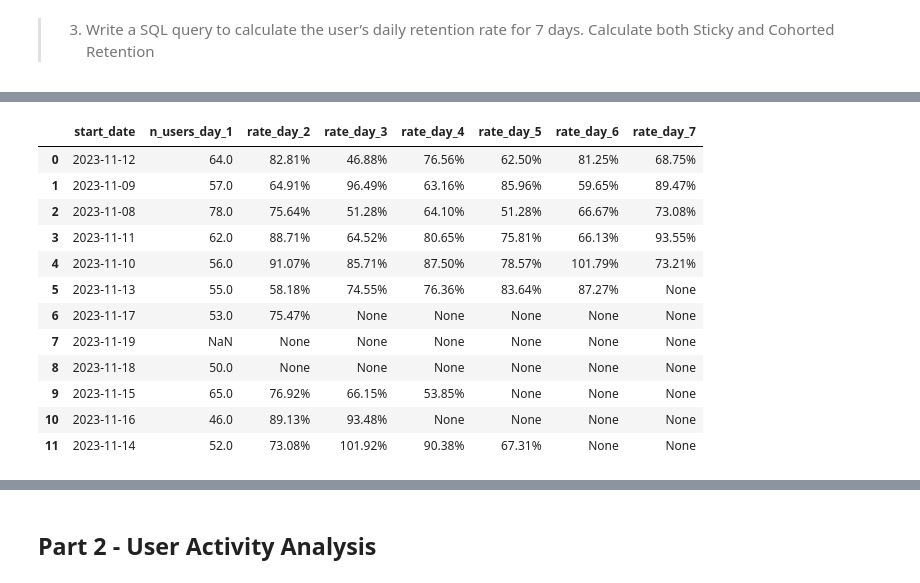
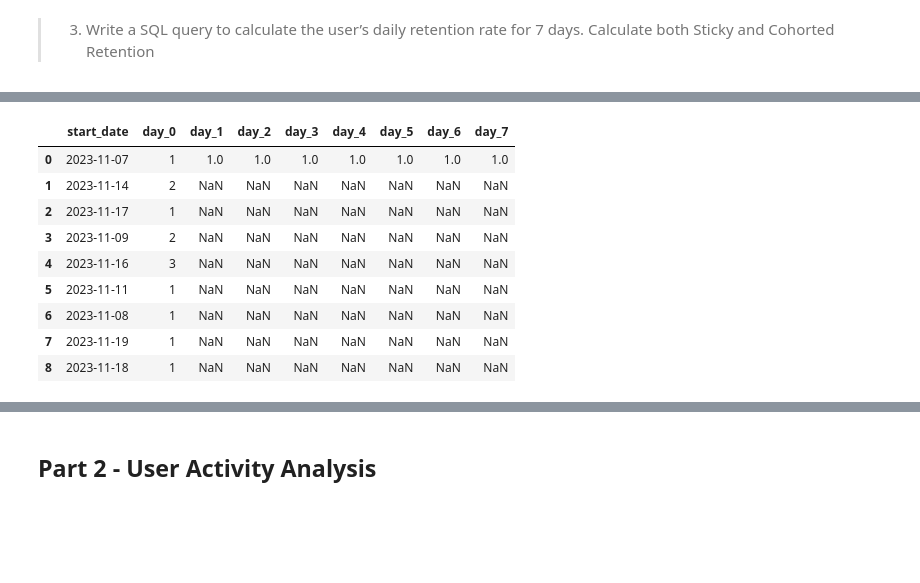
Before and after one commit to camiladwa/case_study, a Jupyter notebook: growth_case_study/growth_data_analyst.ipynb, the cells around one changed output, grey strips where cells are left out. Drawn from its saved outputs; the diff is of its cells as text; code cells hidden in the pictures; blank space fills up the shorter version.

Commit message:
Camila's version
This commit was created by Deepnote. Project url: https://deepnote.com/project/ea0dd5ec-7a99-4815-85b5-15ffe4204711

```diff
--- a/growth_case_study/growth_data_analyst.ipynb
+++ b/growth_case_study/growth_data_analyst.ipynb
@@ -244,20 +282,17 @@ Retention rate is a measure of how many users return to the app after their firs
 # %%
-cohort = _deepnote_execute_sql('WITH cohorts AS (\n    SELECT\n        apps_open.user_skey,\n        DATE_TRUNC(\'day\', MIN(apps_open.date_time)) AS start_date\n    FROM apps_open\n    WHERE date_time > \'2023-11-07\'\n    GROUP BY 1\n)\n\n, cohort AS (\n    SELECT\n        start_date\n        , \'day\' AS beginning\n        , date_diff(\'day\', start_date, DATE_TRUNC(\'day\', date_time)) AS cohort_date\n        , COUNT(DISTINCT user_skey) AS total_users\n    FROM apps_open\n    JOIN cohorts USING (user_skey)\n    GROUP BY 1,2,3\n)\n\n,pivoted AS (\nPIVOT (SELECT * FROM cohort WHERE cohort_date <= 7) \n    ON beginning,cohort_date USING SUM(total_users)\n)\n\nSELECT \n    start_date\n        , day_1 AS n_users_day_1\n        , (day_2/day_1 * 100)::DECIMAL(10,2) || \'%\' AS rate_day_2\n        , (day_3/day_1 * 100)::DECIMAL(10,2) || \'%\' AS rate_day_3\n        , (day_4/day_1 * 100)::DECIMAL(10,2) || \'%\' AS rate_day_4\n        , (day_5/day_1 * 100)::DECIMAL(10,2) || \'%\' AS rate_day_5\n        , (day_6/day_1 * 100)::DECIMAL(10,2) || \'%\' AS rate_day_6\n        , (day_7/day_1 * 100)::DECIMAL(10,2) || \'%\' AS rate_day_7\nFROM pivoted\n', 'SQL_DEEPNOTE_DATAFRAME_SQL', audit_sql_comment='', sql_cache_mode='cache_disabled')
+cohort = _deepnote_execute_sql('WITH cohorts AS (\n    SELECT\n        events.user_skey,\n        DATE_TRUNC(\'day\', MIN(events.date_time)) AS start_date\n    FROM events\n    LEFT JOIN apps_open USING(session_skey)\n    WHERE is_first_app_open = TRUE \n    GROUP BY 1\n)\n\n, cohort AS (\n    SELECT\n        start_date\n        , \'day\' AS beginning\n        , date_diff(\'day\', start_date, DATE_TRUNC(\'day\', date_time)) AS cohort_date\n        , COUNT(DISTINCT user_skey) AS total_users\n    FROM events\n    JOIN cohorts USING (user_skey)\n    GROUP BY 1,2,3\n)\n\n,pivoted AS (\nPIVOT (SELECT * FROM cohort WHERE cohort_date <= 7) \n    ON beginning,cohort_date USING SUM(total_users)\n)\n\nSELECT\n    start_date\n    , day_0\n    , day_1\n    , day_2\n    , day_3\n    , day_4\n    , day_5\n    , day_6\n    , day_7\n\nFROM pivoted\n', 'SQL_DEEPNOTE_DATAFRAME_SQL', audit_sql_comment='', sql_cache_mode='cache_disabled')
 cohort
 # %% [output]
-|  | start_date | n_users_day_1 | rate_day_2 | rate_day_3 | rate_day_4 | rate_day_5 | rate_day_6 | rate_day_7 |
-| 0 | 2023-11-12 | 64.0 | 82.81% | 46.88% | 76.56% | 62.50% | 81.25% | 68.75% |
-| 1 | 2023-11-09 | 57.0 | 64.91% | 96.49% | 63.16% | 85.96% | 59.65% | 89.47% |
-| 2 | 2023-11-08 | 78.0 | 75.64% | 51.28% | 64.10% | 51.28% | 66.67% | 73.08% |
-| 3 | 2023-11-11 | 62.0 | 88.71% | 64.52% | 80.65% | 75.81% | 66.13% | 93.55% |
-| 4 | 2023-11-10 | 56.0 | 91.07% | 85.71% | 87.50% | 78.57% | 101.79% | 73.21% |
-| 5 | 2023-11-13 | 55.0 | 58.18% | 74.55% | 76.36% | 83.64% | 87.27% | None |
-| 6 | 2023-11-17 | 53.0 | 75.47% | None | None | None | None | None |
-| 7 | 2023-11-19 | NaN | None | None | None | None | None | None |
-| 8 | 2023-11-18 | 50.0 | None | None | None | None | None | None |
-| 9 | 2023-11-15 | 65.0 | 76.92% | 66.15% | 53.85% | None | None | None |
-| 10 | 2023-11-16 | 46.0 | 89.13% | 93.48% | None | None | None | None |
-| 11 | 2023-11-14 | 52.0 | 73.08% | 101.92% | 90.38% | 67.31% | None | None |
+|  | start_date | day_0 | day_1 | day_2 | day_3 | day_4 | day_5 | day_6 | day_7 |
+| 0 | 2023-11-07 | 1 | 1.0 | 1.0 | 1.0 | 1.0 | 1.0 | 1.0 | 1.0 |
+| 1 | 2023-11-14 | 2 | NaN | NaN | NaN | NaN | NaN | NaN | NaN |
+| 2 | 2023-11-17 | 1 | NaN | NaN | NaN | NaN | NaN | NaN | NaN |
+| 3 | 2023-11-09 | 2 | NaN | NaN | NaN | NaN | NaN | NaN | NaN |
+| 4 | 2023-11-16 | 3 | NaN | NaN | NaN | NaN | NaN | NaN | NaN |
+| 5 | 2023-11-11 | 1 | NaN | NaN | NaN | NaN | NaN | NaN | NaN |
+| 6 | 2023-11-08 | 1 | NaN | NaN | NaN | NaN | NaN | NaN | NaN |
+| 7 | 2023-11-19 | 1 | NaN | NaN | NaN | NaN | NaN | NaN | NaN |
+| 8 | 2023-11-18 | 1 | NaN | NaN | NaN | NaN | NaN | NaN | NaN |
 # %%
 stickiness = _deepnote_execute_sql('WITH daily_users AS (\n    SELECT \n        DATE_TRUNC(\'day\', date_time) AS day,\n        COUNT(DISTINCT user_skey) AS dau\n    FROM events\n    GROUP BY 1\n),\n\nweekly_users AS (\n    SELECT\n        DATE_TRUNC(\'week\', date_time) AS week,\n        COUNT(DISTINCT user_skey) AS wau\n    FROM events\n    GROUP BY 1\n)\n\nSELECT\n    week,\n    (AVG(dau) / wau *100)::DECIMAL(10,5) || \' %\'AS sticky_retention\nFROM daily_users\nJOIN weekly_users ON DATE_TRUNC(\'week\', day) = week\nGROUP BY week, wau', 'SQL_DEEPNOTE_DATAFRAME_SQL', audit_sql_comment='', sql_cache_mode='cache_disabled')
 stickiness
```
Also changed, not shown: parts of 6 cells of this notebook.
